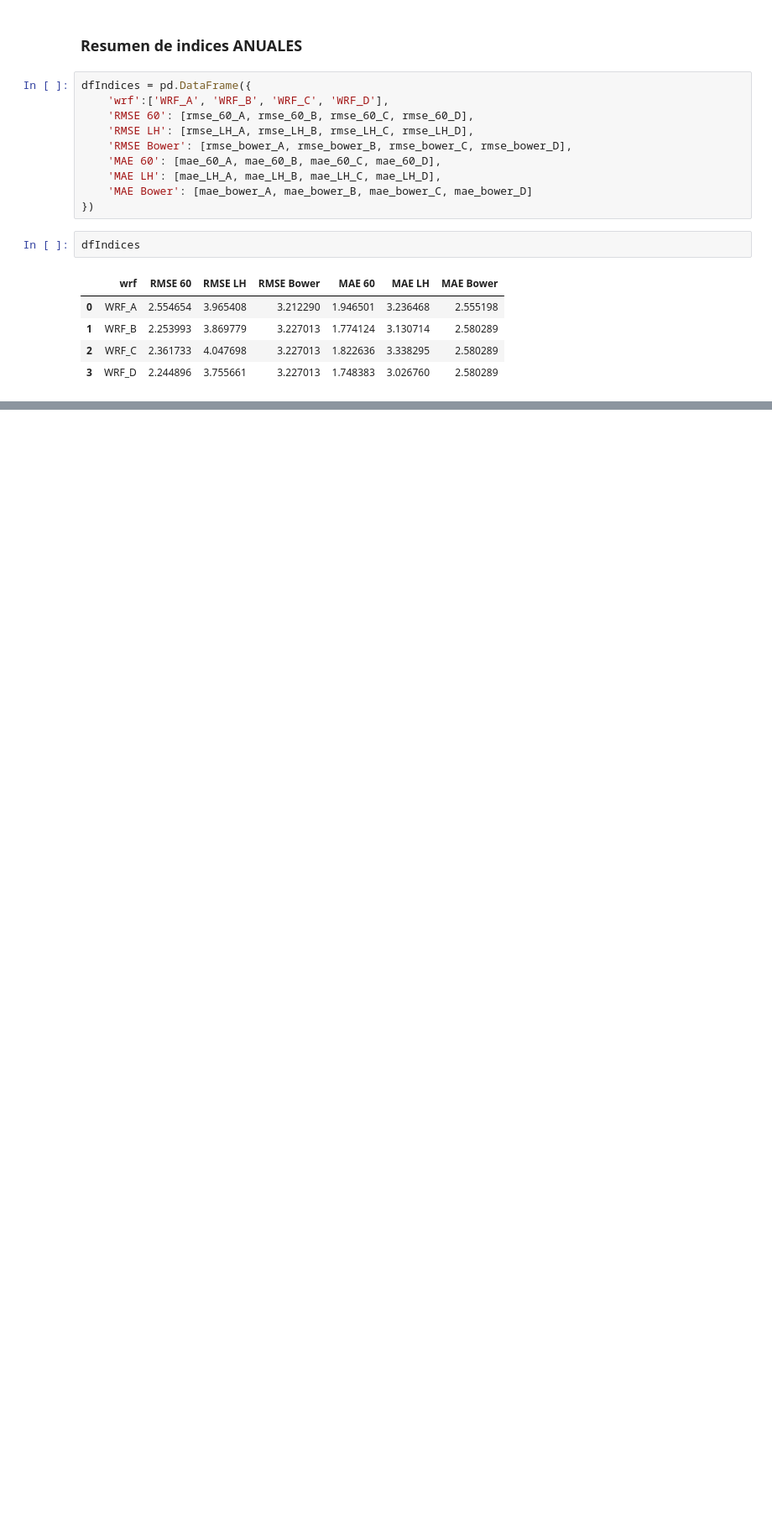
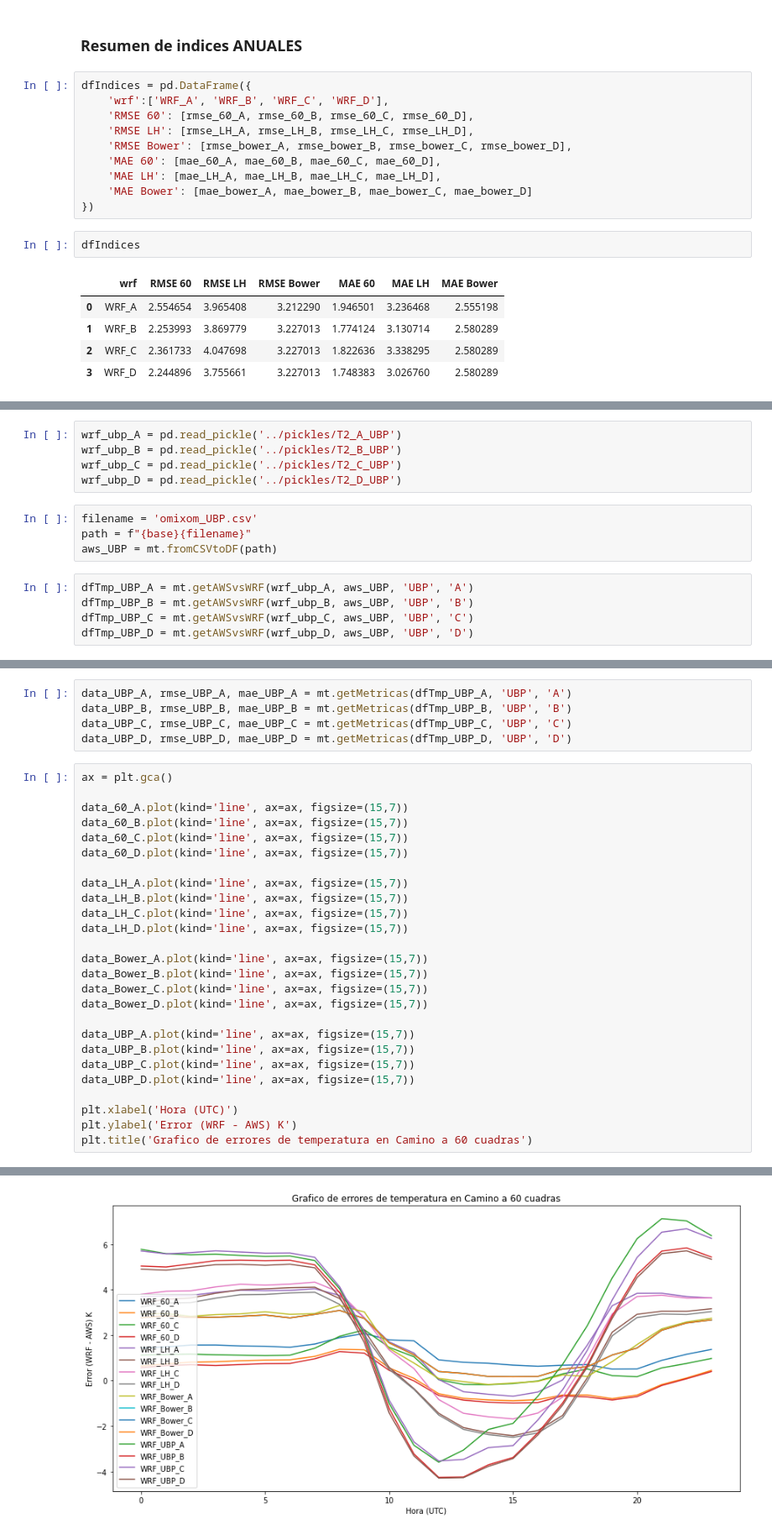
Before and after one commit to OHMC/Calibracion-Temperatura, a Jupyter notebook: notebooks/Comparaciones WRF Emas.ipynb, the cells around one changed output, grey strips where cells are left out. Shown at 84% size. Saved outputs shown, nothing was run; the diff lists cells and outputs as text; blank space fills up the shorter version.

```diff
--- a/notebooks/Comparaciones WRF Emas.ipynb
+++ b/notebooks/Comparaciones WRF Emas.ipynb
@@ -204,0 +207,14 @@ dfIndices
+# %%
+wrf_ubp_A = pd.read_pickle('../pickles/T2_A_UBP')
+wrf_ubp_B = pd.read_pickle('../pickles/T2_B_UBP')
+wrf_ubp_C = pd.read_pickle('../pickles/T2_C_UBP')
+wrf_ubp_D = pd.read_pickle('../pickles/T2_D_UBP')
+# %%
+filename = 'omixom_UBP.csv'
+path = f"{base}{filename}"
+aws_UBP = mt.fromCSVtoDF(path)
+# %%
+dfTmp_UBP_A = mt.getAWSvsWRF(wrf_ubp_A, aws_UBP, 'UBP', 'A')
+dfTmp_UBP_B = mt.getAWSvsWRF(wrf_ubp_B, aws_UBP, 'UBP', 'B')
+dfTmp_UBP_C = mt.getAWSvsWRF(wrf_ubp_C, aws_UBP, 'UBP', 'C')
+dfTmp_UBP_D = mt.getAWSvsWRF(wrf_ubp_D, aws_UBP, 'UBP', 'D')
@@ -204,0 +239,32 @@ dfIndices
+# %%
+data_UBP_A, rmse_UBP_A, mae_UBP_A = mt.getMetricas(dfTmp_UBP_A, 'UBP', 'A')
+data_UBP_B, rmse_UBP_B, mae_UBP_B = mt.getMetricas(dfTmp_UBP_B, 'UBP', 'B')
+data_UBP_C, rmse_UBP_C, mae_UBP_C = mt.getMetricas(dfTmp_UBP_C, 'UBP', 'C')
+data_UBP_D, rmse_UBP_D, mae_UBP_D = mt.getMetricas(dfTmp_UBP_D, 'UBP', 'D')
+# %%
+ax = plt.gca()
+
+data_60_A.plot(kind='line', ax=ax, figsize=(15,7))
+data_60_B.plot(kind='line', ax=ax, figsize=(15,7))
+data_60_C.plot(kind='line', ax=ax, figsize=(15,7))
+data_60_D.plot(kind='line', ax=ax, figsize=(15,7))
+
+data_LH_A.plot(kind='line', ax=ax, figsize=(15,7))
+data_LH_B.plot(kind='line', ax=ax, figsize=(15,7))
+data_LH_C.plot(kind='line', ax=ax, figsize=(15,7))
+data_LH_D.plot(kind='line', ax=ax, figsize=(15,7))
+
+data_Bower_A.plot(kind='line', ax=ax, figsize=(15,7))
+data_Bower_B.plot(kind='line', ax=ax, figsize=(15,7))
+data_Bower_C.plot(kind='line', ax=ax, figsize=(15,7))
+data_Bower_D.plot(kind='line', ax=ax, figsize=(15,7))
+
+data_UBP_A.plot(kind='line', ax=ax, figsize=(15,7))
+data_UBP_B.plot(kind='line', ax=ax, figsize=(15,7))
+data_UBP_C.plot(kind='line', ax=ax, figsize=(15,7))
+data_UBP_D.plot(kind='line', ax=ax, figsize=(15,7))
+
+plt.xlabel('Hora (UTC)')
+plt.ylabel('Error (WRF - AWS) K')
+plt.title('Grafico de errores de temperatura en Camino a 60 cuadras')
+# %% [output]
@@ -204,0 +272 @@ dfIndices
+[figure, added]
```
Also changed, not shown: parts of 11 cells of this notebook, 1 other file.
